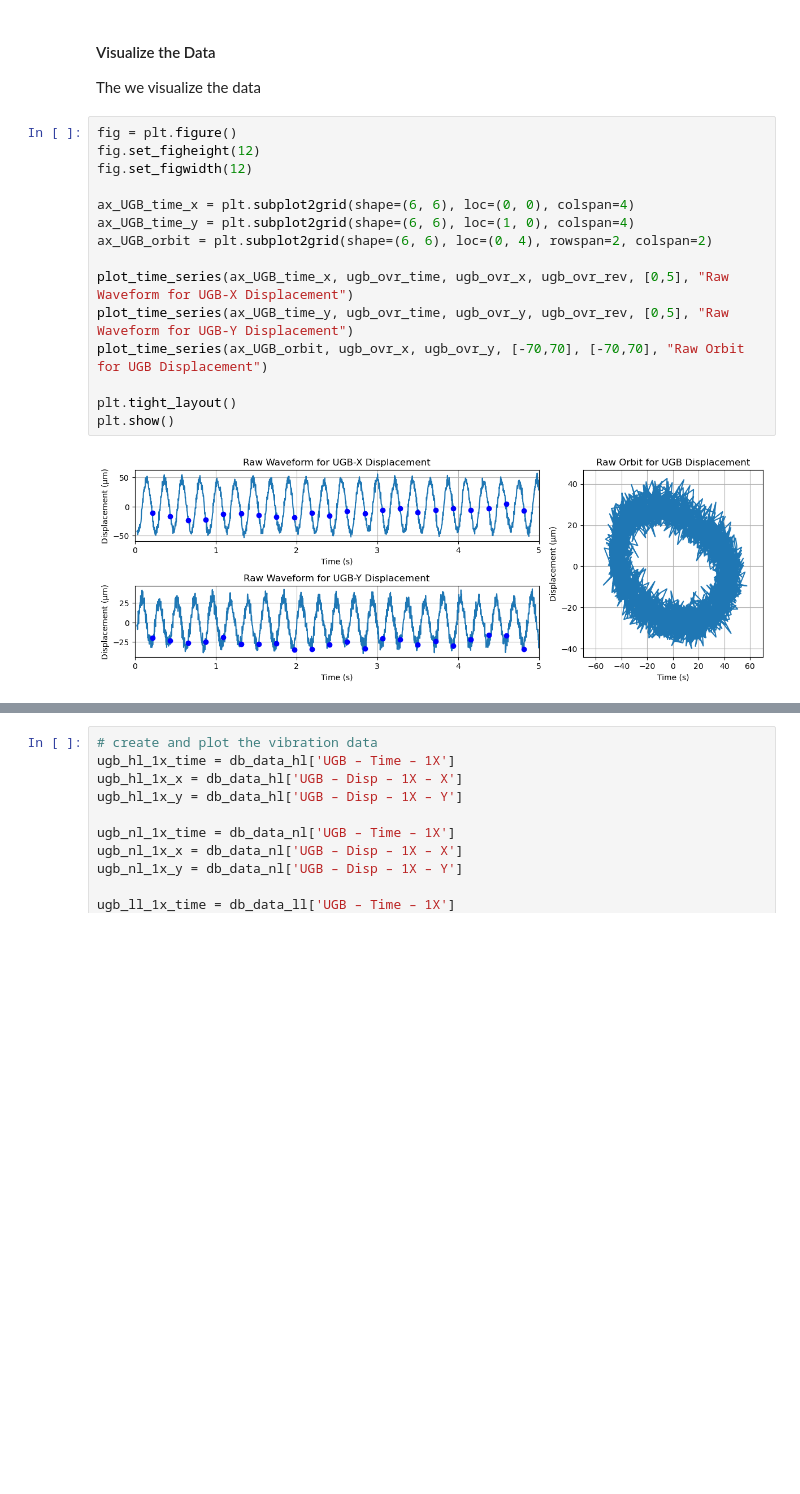
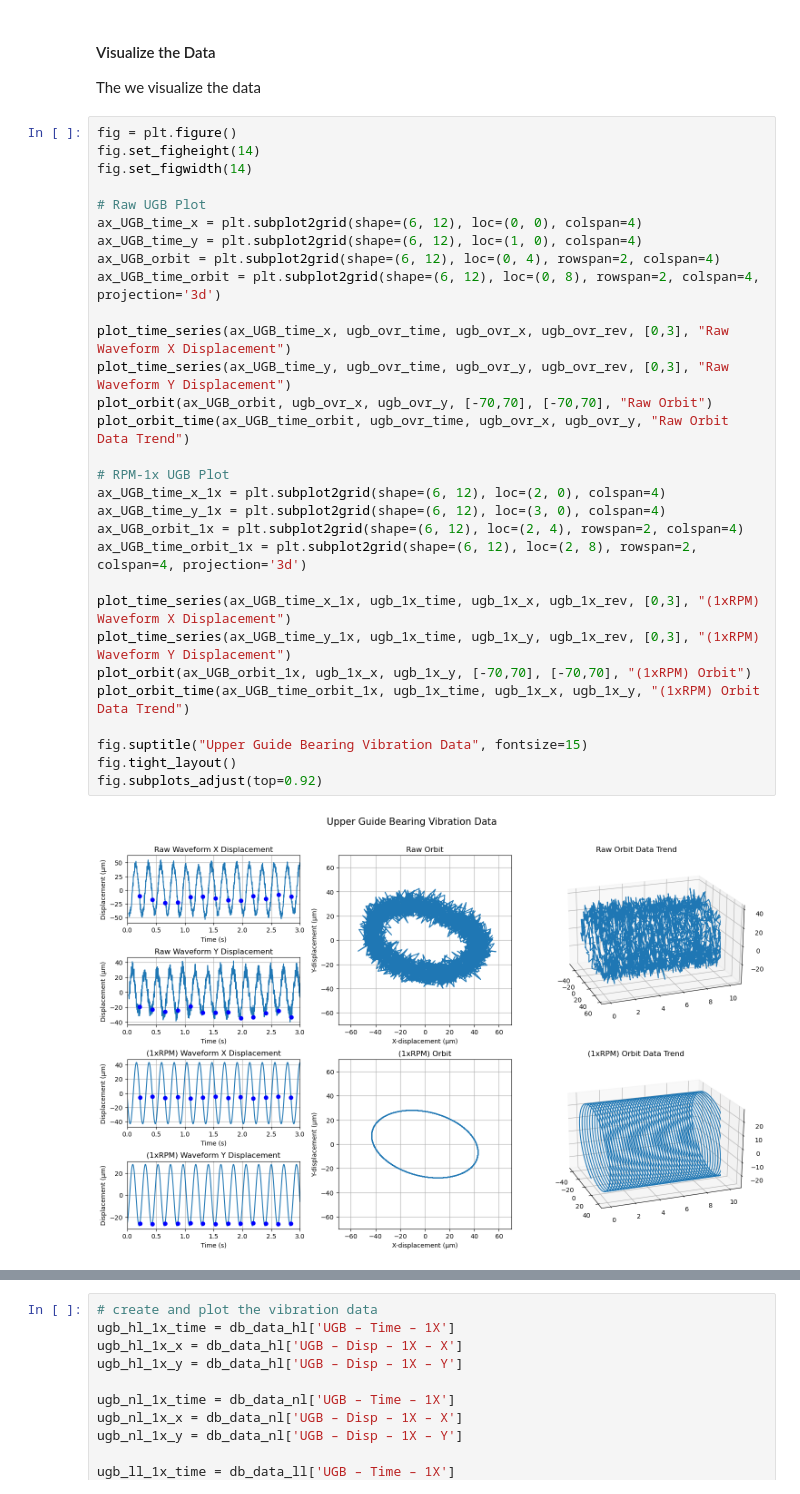
Before and after one commit to mekatronik-achmadi/Predict-CBM, a Jupyter notebook: Vale/TestOlahPy/preliminary_data_analysis/orbital_analysis.ipynb, the cells around one changed output, grey strips where cells are left out. Saved outputs shown, nothing was run; the diff lists cells and outputs as text; blank space fills up the shorter version.

Commit message:
update on bearing analysis

```diff
--- a/Vale/TestOlahPy/preliminary_data_analysis/orbital_analysis.ipynb
+++ b/Vale/TestOlahPy/preliminary_data_analysis/orbital_analysis.ipynb
@@ -149,18 +170,33 @@ def plot_spectrum(freq_data, spec_data):
 The we visualize the data
 # %%
 fig = plt.figure()
-fig.set_figheight(12)
-fig.set_figwidth(12)
+fig.set_figheight(14)
+fig.set_figwidth(14)
 
-ax_UGB_time_x = plt.subplot2grid(shape=(6, 6), loc=(0, 0), colspan=4)
-ax_UGB_time_y = plt.subplot2grid(shape=(6, 6), loc=(1, 0), colspan=4)
-ax_UGB_orbit = plt.subplot2grid(shape=(6, 6), loc=(0, 4), rowspan=2, colspan=2)
+# Raw UGB Plot
+ax_UGB_time_x = plt.subplot2grid(shape=(6, 12), loc=(0, 0), colspan=4)
+ax_UGB_time_y = plt.subplot2grid(shape=(6, 12), loc=(1, 0), colspan=4)
+ax_UGB_orbit = plt.subplot2grid(shape=(6, 12), loc=(0, 4), rowspan=2, colspan=4)
+ax_UGB_time_orbit = plt.subplot2grid(shape=(6, 12), loc=(0, 8), rowspan=2, colspan=4, projection='3d')
 
-plot_time_series(ax_UGB_time_x, ugb_ovr_time, ugb_ovr_x, ugb_ovr_rev, [0,5], "Raw Waveform for UGB-X Displacement")
-plot_time_series(ax_UGB_time_y, ugb_ovr_time, ugb_ovr_y, ugb_ovr_rev, [0,5], "Raw Waveform for UGB-Y Displacement")
-plot_time_series(ax_UGB_orbit, ugb_ovr_x, ugb_ovr_y, [-70,70], [-70,70], "Raw Orbit for UGB Displacement")
+plot_time_series(ax_UGB_time_x, ugb_ovr_time, ugb_ovr_x, ugb_ovr_rev, [0,3], "Raw Waveform X Displacement")
+plot_time_series(ax_UGB_time_y, ugb_ovr_time, ugb_ovr_y, ugb_ovr_rev, [0,3], "Raw Waveform Y Displacement")
+plot_orbit(ax_UGB_orbit, ugb_ovr_x, ugb_ovr_y, [-70,70], [-70,70], "Raw Orbit")
+plot_orbit_time(ax_UGB_time_orbit, ugb_ovr_time, ugb_ovr_x, ugb_ovr_y, "Raw Orbit Data Trend")
 
-plt.tight_layout()
-plt.show()
+# RPM-1x UGB Plot
+ax_UGB_time_x_1x = plt.subplot2grid(shape=(6, 12), loc=(2, 0), colspan=4)
+ax_UGB_time_y_1x = plt.subplot2grid(shape=(6, 12), loc=(3, 0), colspan=4)
+ax_UGB_orbit_1x = plt.subplot2grid(shape=(6, 12), loc=(2, 4), rowspan=2, colspan=4)
+ax_UGB_time_orbit_1x = plt.subplot2grid(shape=(6, 12), loc=(2, 8), rowspan=2, colspan=4, projection='3d')
+
+plot_time_series(ax_UGB_time_x_1x, ugb_1x_time, ugb_1x_x, ugb_1x_rev, [0,3], "(1xRPM) Waveform X Displacement")
+plot_time_series(ax_UGB_time_y_1x, ugb_1x_time, ugb_1x_y, ugb_1x_rev, [0,3], "(1xRPM) Waveform Y Displacement")
+plot_orbit(ax_UGB_orbit_1x, ugb_1x_x, ugb_1x_y, [-70,70], [-70,70], "(1xRPM) Orbit")
+plot_orbit_time(ax_UGB_time_orbit_1x, ugb_1x_time, ugb_1x_x, ugb_1x_y, "(1xRPM) Orbit Data Trend")
+
+fig.suptitle("Upper Guide Bearing Vibration Data", fontsize=15)
+fig.tight_layout()
+fig.subplots_adjust(top=0.92)
 # %% [output]
-[figure, old version]
+[figure, new version]
```
Also changed, not shown: parts of 6 cells of this notebook.
